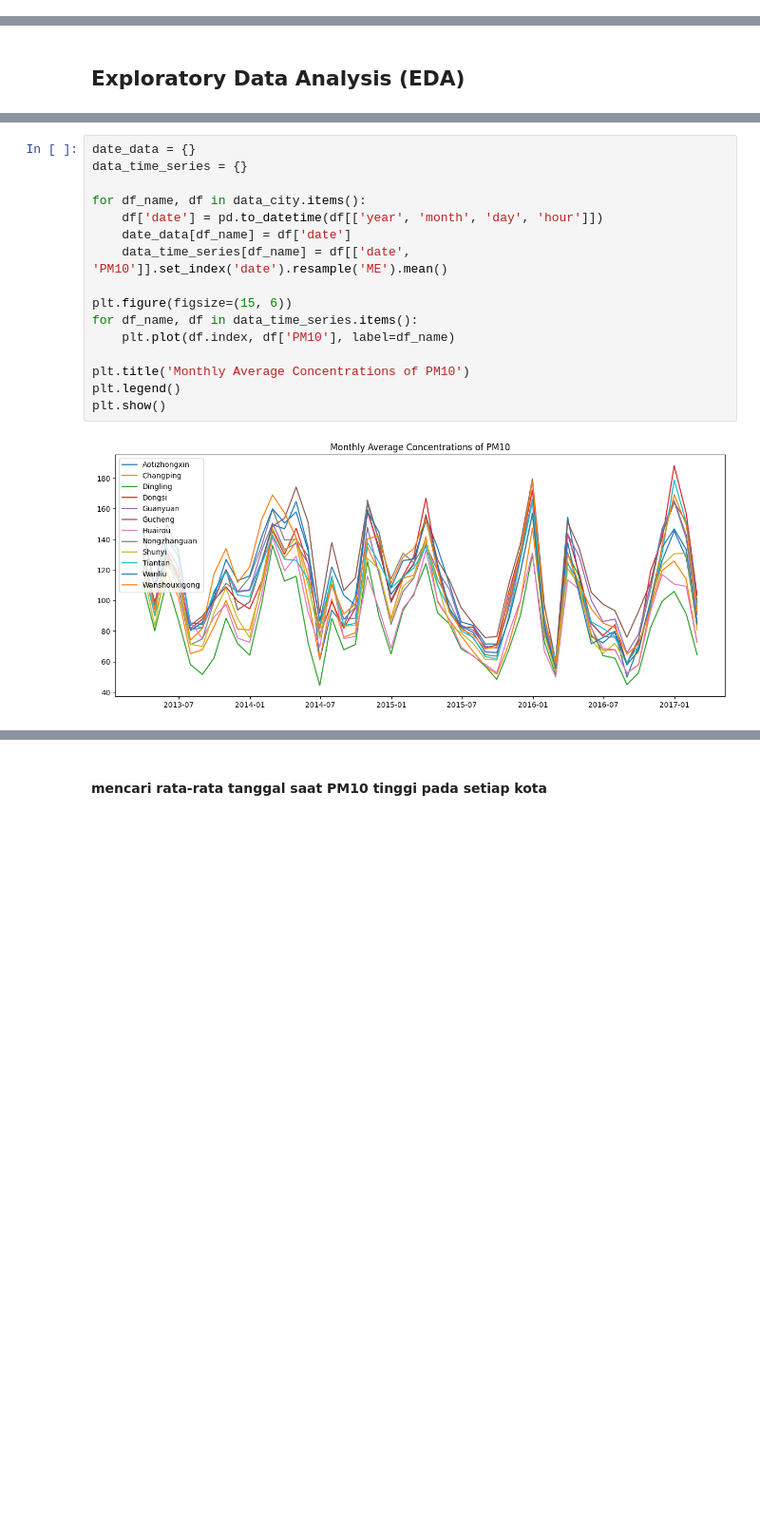
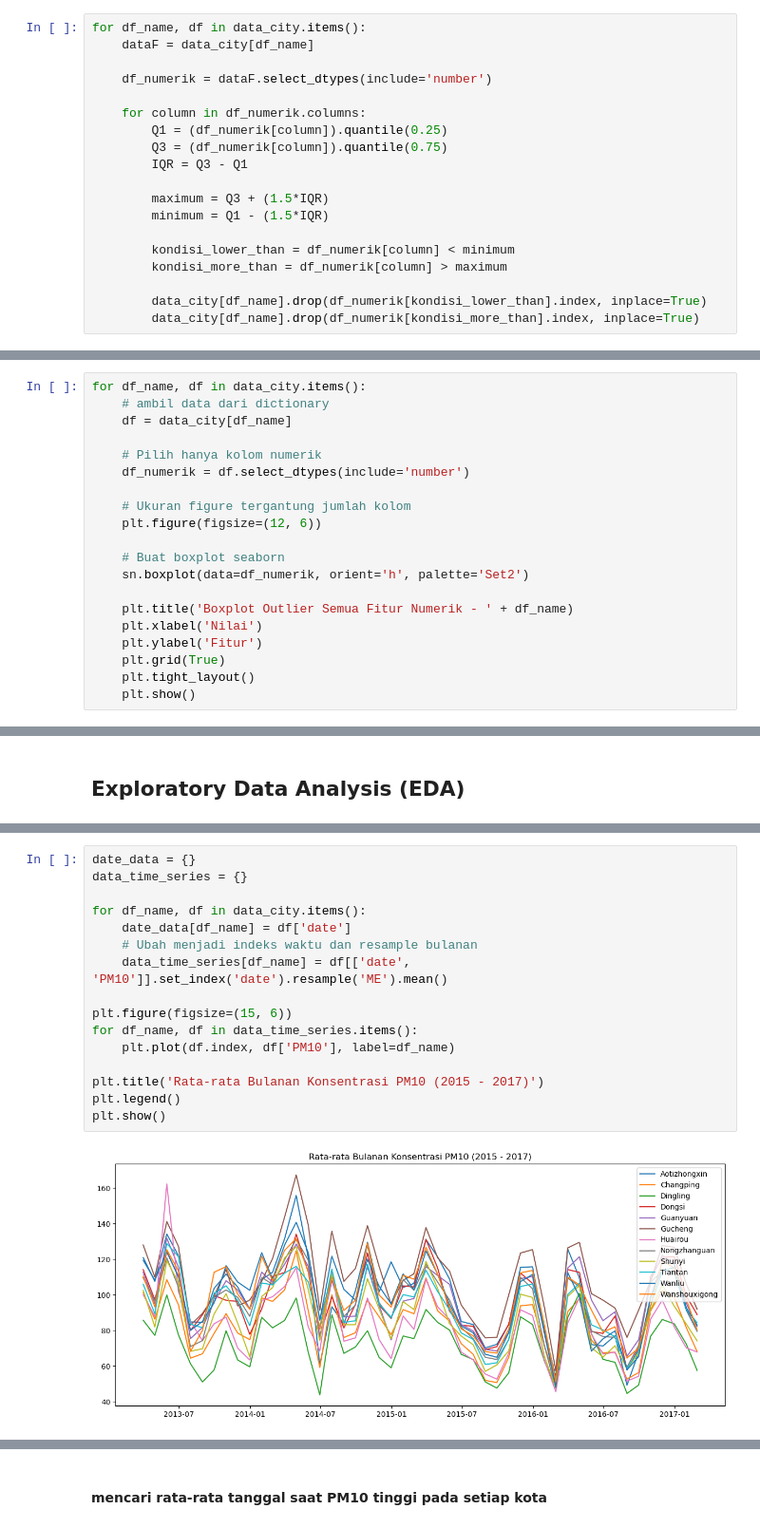
Before and after one commit to Satss101/submission_analisis_data_dengan_python, a Jupyter notebook: notebook.ipynb, the cells around one changed output, grey strips where cells are left out. Shown at 95% size. Cells and saved outputs as stored; diff of their text form; blank space fills up the shorter version.

Commit message:
ubah program agar dapat menyelesaikan tugas

```diff
--- a/notebook.ipynb
+++ b/notebook.ipynb
@@ -431,0 +580,19 @@ std        1.206131                  NaN
+# %%
+for df_name, df in data_city.items():
+    dataF = data_city[df_name]
+
+    df_numerik = dataF.select_dtypes(include='number')
+
+    for column in df_numerik.columns:
+        Q1 = (df_numerik[column]).quantile(0.25)
+        Q3 = (df_numerik[column]).quantile(0.75)
+        IQR = Q3 - Q1
+
+        maximum = Q3 + (1.5*IQR)
+        minimum = Q1 - (1.5*IQR)
+
+        kondisi_lower_than = df_numerik[column] < minimum
+        kondisi_more_than = df_numerik[column] > maximum
+
+        data_city[df_name].drop(df_numerik[kondisi_lower_than].index, inplace=True)
+        data_city[df_name].drop(df_numerik[kondisi_more_than].index, inplace=True)
@@ -431,0 +613,20 @@ std        1.206131                  NaN
+# %%
+for df_name, df in data_city.items():
+    # ambil data dari dictionary
+    df = data_city[df_name]
+
+    # Pilih hanya kolom numerik
+    df_numerik = df.select_dtypes(include='number')
+
+    # Ukuran figure tergantung jumlah kolom
+    plt.figure(figsize=(12, 6))
+
+    # Buat boxplot seaborn
+    sn.boxplot(data=df_numerik, orient='h', palette='Set2')
+
+    plt.title('Boxplot Outlier Semua Fitur Numerik - ' + df_name)
+    plt.xlabel('Nilai')
+    plt.ylabel('Fitur')
+    plt.grid(True)
+    plt.tight_layout()
+    plt.show()
@@ -436,18 +654,18 @@ std        1.206131                  NaN
 # %%
 date_data = {}
 data_time_series = {}
 
 for df_name, df in data_city.items():
-    df['date'] = pd.to_datetime(df[['year', 'month', 'day', 'hour']])
     date_data[df_name] = df['date']
+    # Ubah menjadi indeks waktu dan resample bulanan
     data_time_series[df_name] = df[['date', 'PM10']].set_index('date').resample('ME').mean()
 
 plt.figure(figsize=(15, 6))
 for df_name, df in data_time_series.items():
     plt.plot(df.index, df['PM10'], label=df_name)
 
-plt.title('Monthly Average Concentrations of PM10')
+plt.title('Rata-rata Bulanan Konsentrasi PM10 (2015 - 2017)')
 plt.legend()
 plt.show()
 # %% [output]
-[figure, old version]
+[figure, new version]
```
Also changed, not shown: parts of 72 cells of this notebook, 2 other files.
